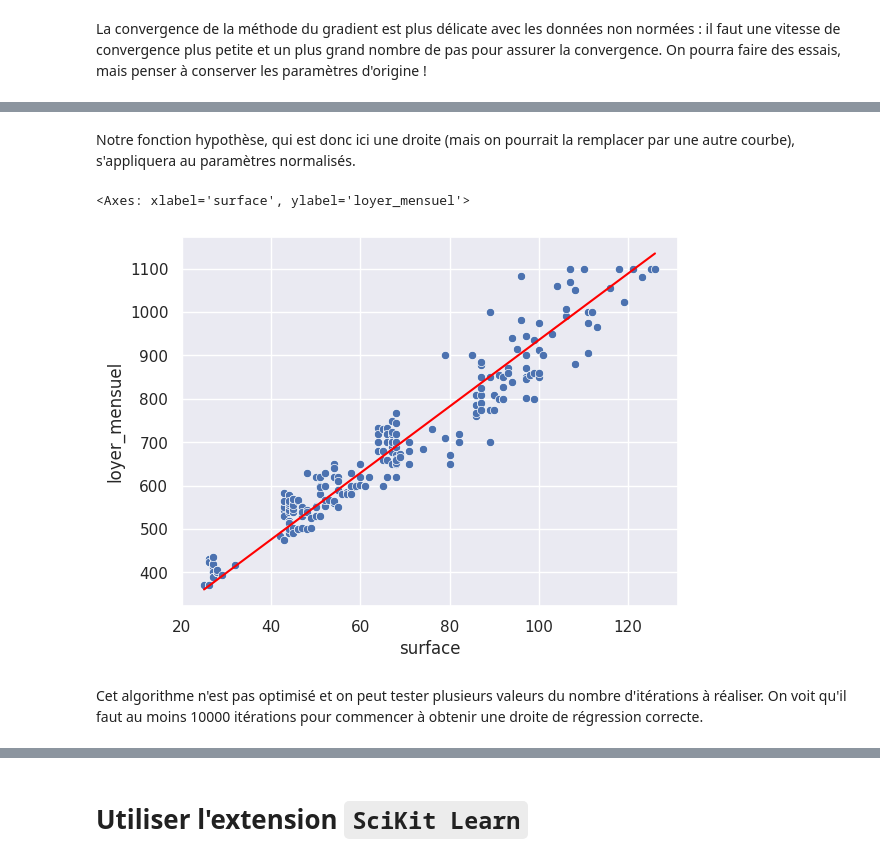
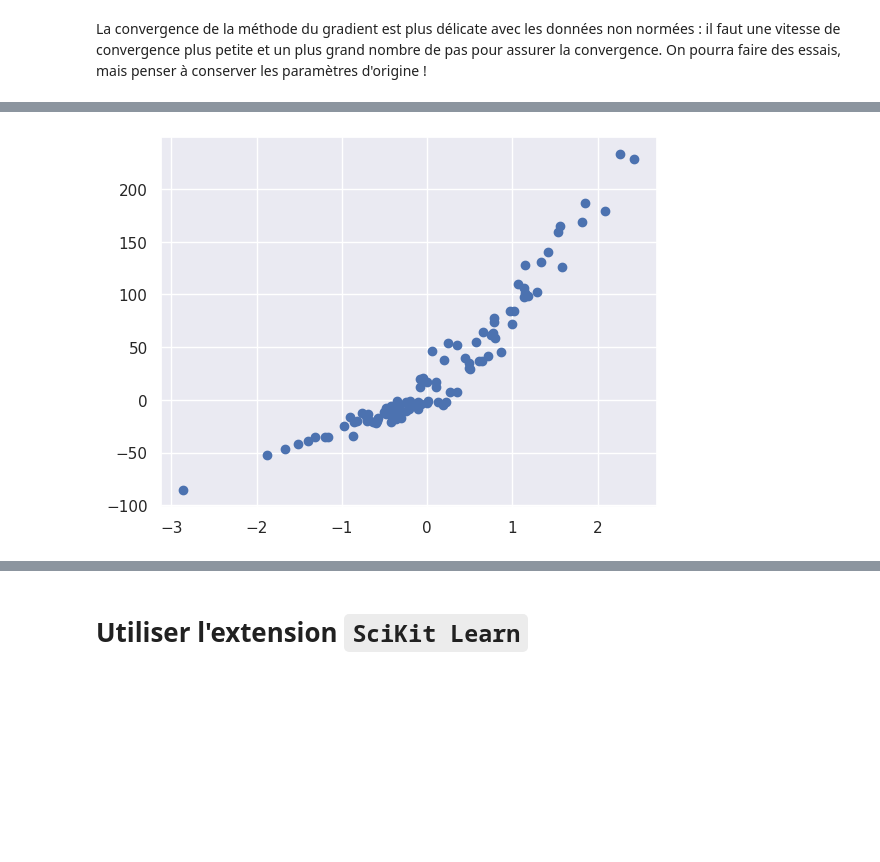
Before and after one commit to mat90hub/python_par_jupyter, a Jupyter notebook: 10_machine_learning/01_regression_lineaire.ipynb, the cells around one changed output, grey strips where cells are left out. Saved outputs shown, nothing was run; the diff lists cells and outputs as text; code cells hidden in the pictures; blank space fills up the shorter version.

```diff
--- a/10_machine_learning/01_regression_lineaire.ipynb
+++ b/10_machine_learning/01_regression_lineaire.ipynb
@@ -343,68 +333,10 @@ $$
-# %% [markdown]
-Notre fonction hypothèse, qui est donc ici une droite (mais on pourrait la remplacer par une autre courbe), s'appliquera au paramètres normalisés.
-# %%
-# theta est un tableau qui contient la liste des paramètres θ
-def hypothesis(input, theta):
-    return theta[0] + theta[1] * input
-
-def run_gradient_descent(x, y, theta):
-    '''
-      x est la liste de données d'entrée, les surfaces
-      y est la liste des données de sorties, les loyers
-      theta contient les paramètres du modèle en construction
-    '''
-    learning_rate = 0.0001  # c'est le paramètre α
-    m = len(y)
-    new_theta = theta
-
-    # Mise à jour des paramètres theta à chaque tour
-    nb_of_theta = len(theta)
-    for t in range(nb_of_theta):
-        # calcul des dérivées partielles de la fonction J
-        errors = 0
-        for i in range(m):
-            if t == 0:
-                errors += (hypothesis(x[i], theta) - y[i])
-            else:
-                errors += (hypothesis(x[i], theta) - y[i])*x[i]
-        errors /= m
-
-        # Mise à jour du paramètre theta en multipliant le taux
-        # d'apprentissage (α) et la dérivée J'
-        new_theta[t] = theta[t] - learning_rate * errors
-
-    return new_theta
-
-# ici on pourrait initialiser θ aléatoirement, mais je choisis de mettre 0 partout
-theta = [0,0]
-surfaces = df['surface'].tolist()
-loyers = df['loyer_mensuel'].tolist()
-
-NB_ITERATIONS = 100000
-
-for i in range(NB_ITERATIONS):
-    theta = run_gradient_descent(surfaces, loyers, theta)
-
-intercept, slope = theta[0], theta[1]
-
-# On construit les prédictions
-predictions = []
-for surf in surfaces:
-    predictions.append(slope * surf + intercept)
-# boucles obligatoires car surf est un float
-
-# style seaborn
-sns.set_theme(style="darkgrid")
-
-# affichage du nuage de points
-sns.scatterplot(x=df['surface'], y=df['loyer_mensuel'])
-
-# affichage de la ligne de régression
-sns.lineplot(x=df['surface'],y=predictions, color='red')
-
-# sns.lineplot(x=x, y = stat_predict, color='blue', dashes=[(6,4)])
-# %% [output]
-<Axes: xlabel='surface', ylabel='loyer_mensuel'>
-[figure, removed]
-# %% [markdown]
-Cet algorithme n'est pas optimisé et on peut tester plusieurs valeurs du nombre d'itérations à réaliser. On voit qu'il faut au moins 10000 itérations pour commencer à obtenir une droite de régression correcte.
+# %%
+from sklearn.datasets import make_regression
+
+x,y = make_regression(n_samples=100, n_features=1, noise=10, random_state=5)
+y = y + abs(y/2)  # pour obtenir un forme glablement tordue
+
+plt.scatter(x,y)
+plt.show()
+# %% [output]
+[figure, added]
```
Also changed, not shown: parts of 5 cells of this notebook, 4 other files.
